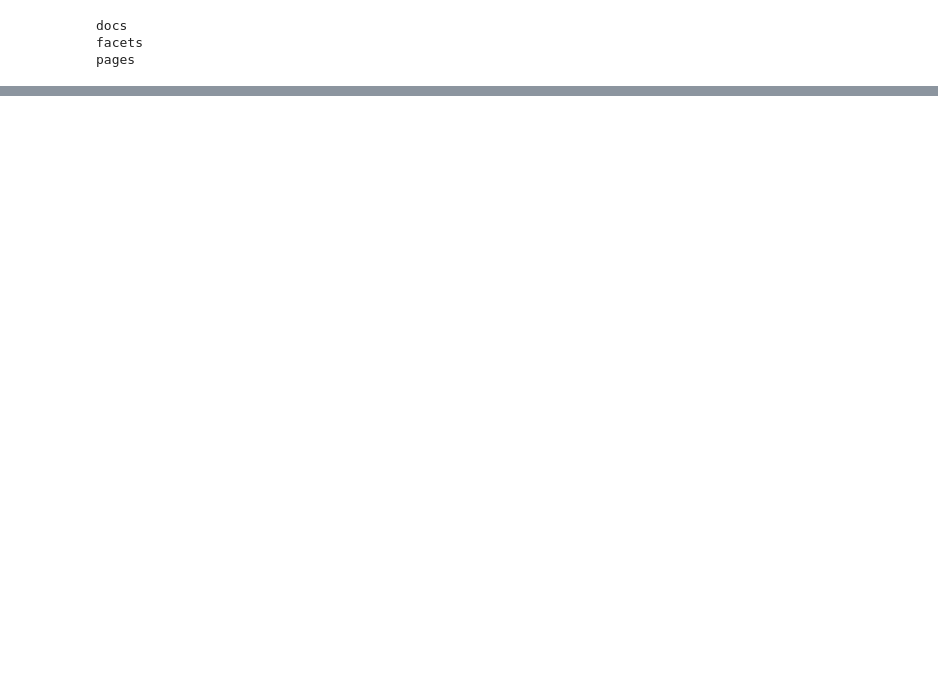
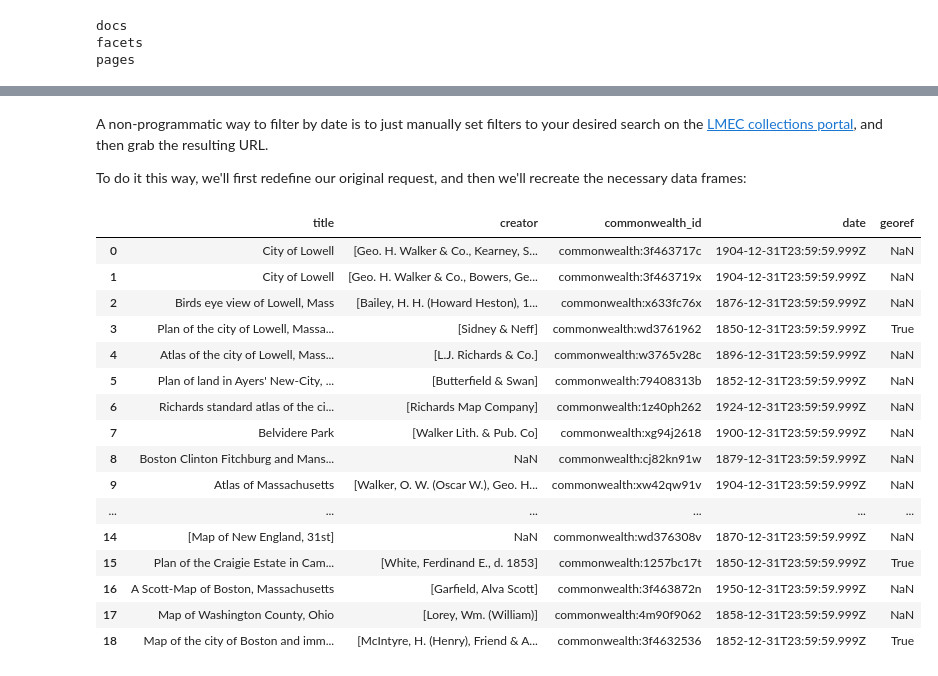
Before and after one commit to itspangler/cogapp-hack-day, a Jupyter notebook: accessing-lmec-collections.ipynb, the cells around one changed output, grey strips where cells are left out. Saved outputs shown, nothing was run; the diff lists cells and outputs as text; code cells hidden in the pictures; blank space fills up the shorter version.

```diff
--- a/accessing-lmec-collections.ipynb
+++ b/accessing-lmec-collections.ipynb
@@ -176,0 +197,29 @@ TypeError: '>' not supported between instances of 'list' and 'int'
+# %% [markdown]
+A non-programmatic way to filter by date is to just manually set filters to your desired search on the [LMEC collections portal](https://collections.leventhalmap.org), and then grab the resulting URL.
+
+To do it this way, we'll first redefine our original request, and then we'll recreate the necessary data frames:
+# %%
+data_Date = requests.get("https://collections.leventhalmap.org/search.json?utf8=%E2%9C%93&q=lowell&search_field=dummy_range&range%5Bdate_facet_yearly_itim%5D%5Bbegin%5D=1850&range%5Bdate_facet_yearly_itim%5D%5Bend%5D=1951&commit=Apply")
+df_Date = pd.DataFrame(data_Date.json()['response']['docs'])
+
+df_Date_fltr = pd.DataFrame(df_Date[fields])
+df_Date_fltr.rename(columns = newFieldNames, inplace = True)
+df_Date_fltr
+# %% [output]
+|  | title | creator | commonwealth_id | date | georef |
+| 0 | City of Lowell | [Geo. H. Walker & Co., Kearney, S... | commonwealth:3f463717c | 1904-12-31T23:59:59.999Z | NaN |
+| 1 | City of Lowell | [Geo. H. Walker & Co., Bowers, Ge... | commonwealth:3f463719x | 1904-12-31T23:59:59.999Z | NaN |
+| 2 | Birds eye view of Lowell, Mass | [Bailey, H. H. (Howard Heston), 1... | commonwealth:x633fc76x | 1876-12-31T23:59:59.999Z | NaN |
+| 3 | Plan of the city of Lowell, Massa... | [Sidney & Neff] | commonwealth:wd3761962 | 1850-12-31T23:59:59.999Z | True |
+| 4 | Atlas of the city of Lowell, Mass... | [L.J. Richards & Co.] | commonwealth:w3765v28c | 1896-12-31T23:59:59.999Z | NaN |
+| 5 | Plan of land in Ayers' New-City, ... | [Butterfield & Swan] | commonwealth:79408313b | 1852-12-31T23:59:59.999Z | NaN |
+| 6 | Richards standard atlas of the ci... | [Richards Map Company] | commonwealth:1z40ph262 | 1924-12-31T23:59:59.999Z | NaN |
+| 7 | Belvidere Park | [Walker Lith. & Pub. Co] | commonwealth:xg94j2618 | 1900-12-31T23:59:59.999Z | NaN |
+| 8 | Boston Clinton Fitchburg and Mans... | NaN | commonwealth:cj82kn91w | 1879-12-31T23:59:59.999Z | NaN |
+| 9 | Atlas of Massachusetts | [Walker, O. W. (Oscar W.), Geo. H... | commonwealth:xw42qw91v | 1904-12-31T23:59:59.999Z | NaN |
+| ... | ... | ... | ... | ... | ... |
+| 14 | [Map of New England, 31st] | NaN | commonwealth:wd376308v | 1870-12-31T23:59:59.999Z | NaN |
+| 15 | Plan of the Craigie Estate in Cam... | [White, Ferdinand E., d. 1853] | commonwealth:1257bc17t | 1850-12-31T23:59:59.999Z | True |
+| 16 | A Scott-Map of Boston, Massachusetts | [Garfield, Alva Scott] | commonwealth:3f463872n | 1950-12-31T23:59:59.999Z | NaN |
+| 17 | Map of Washington County, Ohio | [Lorey, Wm. (William)] | commonwealth:4m90f9062 | 1858-12-31T23:59:59.999Z | NaN |
+| 18 | Map of the city of Boston and imm... | [McIntyre, H. (Henry), Friend & A... | commonwealth:3f4632536 | 1852-12-31T23:59:59.999Z | True |
```
Also changed, not shown: parts of 24 cells of this notebook.
